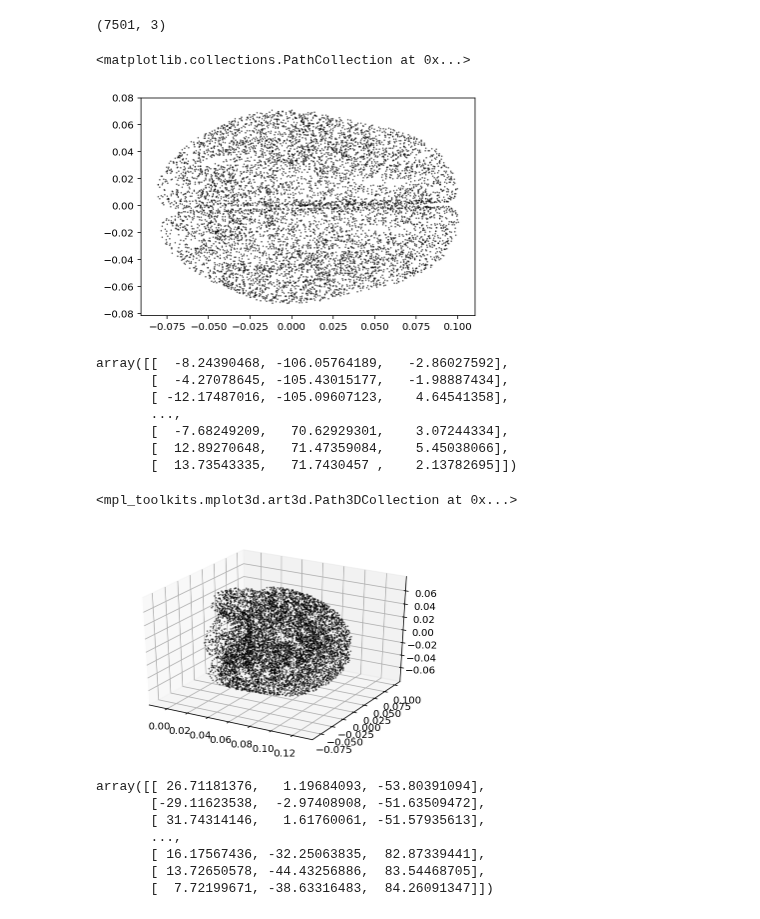
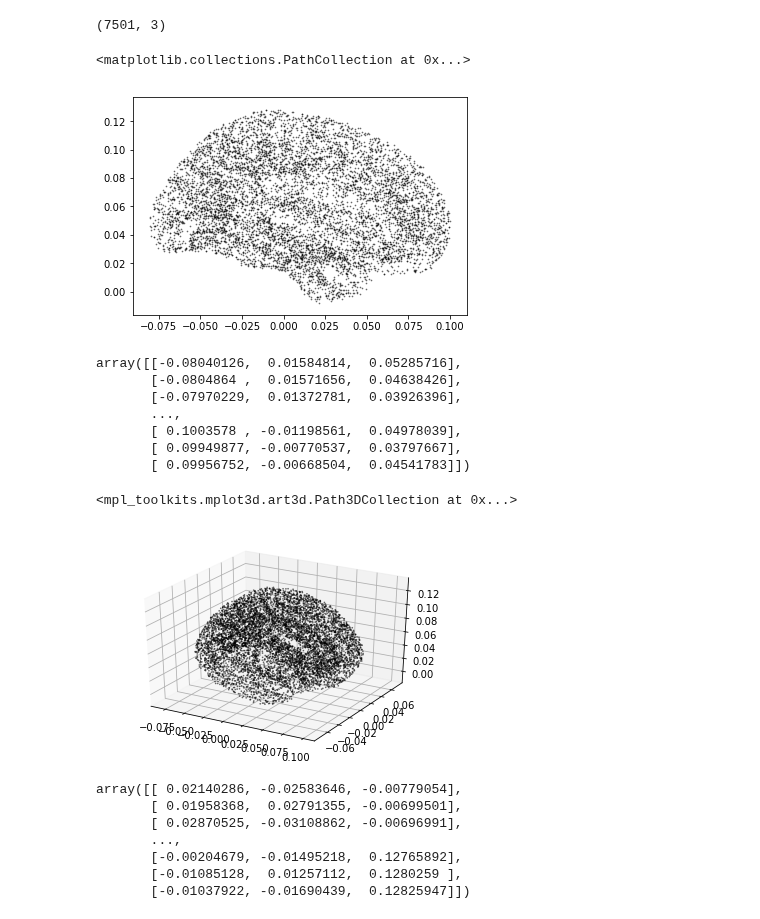
Before and after one commit to voytekresearch/omapping, a Jupyter notebook: notebooks/vertices.ipynb, the cells around one changed output. Drawn from its saved outputs; the diff is of its cells as text; code cells hidden in the pictures.

```diff
--- a/notebooks/vertices.ipynb
+++ b/notebooks/vertices.ipynb
@@ -11,10 +10,7 @@ Populating the interactive namespace from numpy and matplotlib
 # xxx
 
 # Data from file path
-#vert_path = '/Users/thomasdonoghue/Documents/Research/1-Projects/OMEGA/OMEGA_Vertices/vertex_mni.mat'
-#vert_path = '/Users/thomasdonoghue/Documents/Research/1-Projects/OMEGA/OMEGA_Vertices/Vertex_co_mni.mat'
-#vert_path = '/Users/thomasdonoghue/Desktop/MNI_coords.mat'
-vert_path = '/Users/tom/Desktop/vertices.mat'
+vert_path = '/Users/tom/Documents/Research/1-Projects/MEGmapping/vertices.mat'
 
 # Set label
 #label = 'vertex_mni'
@@ -29,7 +25,7 @@ print(verts.shape)
 # %% [output]
 (7501, 3)
 # %%
-plt.scatter(verts[:,0], verts[:,1], c='black', marker='.', alpha=0.5, s=2)
+plt.scatter(verts[:,0], verts[:,2], c='black', marker='.', alpha=0.5, s=2)
 # %% [output]
 <matplotlib.collections.PathCollection at 0x...>
-[figure, old version]
+[figure, new version]
@@ -38,17 +32,18 @@ plt.scatter?
 # %%
 verts
 # %% [output]
-array([[  -8.24390468, -106.05764189,   -2.86027592],
-       [  -4.27078645, -105.43015177,   -1.98887434],
-       [ -12.17487016, -105.09607123,    4.64541358],
+array([[-0.08040126,  0.01584814,  0.05285716],
+       [-0.0804864 ,  0.01571656,  0.04638426],
+       [-0.07970229,  0.01372781,  0.03926396],
        ...,
-       [  -7.68249209,   70.62929301,    3.07244334],
-       [  12.89270648,   71.47359084,    5.45038066],
-       [  13.73543335,   71.7430457 ,    2.13782695]])
+       [ 0.1003578 , -0.01198561,  0.04978039],
+       [ 0.09949877, -0.00770537,  0.03797667],
+       [ 0.09956752, -0.00668504,  0.04541783]])
 # %%
 fig = plt.figure()
 ax = fig.add_subplot(111, projection='3d')
-ax.scatter(verts[:, 2], verts[:, 0], verts[:, 1], c='black', marker='.', alpha=0.5, s=2)
+ax.scatter(verts[:, 0], verts[:, 1], verts[:, 2],
+           c='black', marker='.', alpha=0.5, s=2)
 # %% [output]
 <mpl_toolkits.mplot3d.art3d.Path3DCollection at 0x...>
-[figure, old version]
+[figure, new version]
@@ -61,10 +54,10 @@ ant_pos_sort_inds = np.argsort(verts[:, 2])
 # %%
 verts[ant_pos_sort_inds]
 # %% [output]
-array([[ 26.71181376,   1.19684093, -53.80391094],
-       [-29.11623538,  -2.97408908, -51.63509472],
-       [ 31.74314146,   1.61760061, -51.57935613],
+array([[ 0.02140286, -0.02583646, -0.00779054],
+       [ 0.01958368,  0.02791355, -0.00699501],
+       [ 0.02870525, -0.03108862, -0.00696991],
        ...,
-       [ 16.17567436, -32.25063835,  82.87339441],
-       [ 13.72650578, -44.43256886,  83.54468705],
-       [  7.72199671, -38.63316483,  84.26091347]])
+       [-0.00204679, -0.01495218,  0.12765892],
+       [-0.01085128,  0.01257112,  0.1280259 ],
+       [-0.01037922, -0.01690439,  0.12825947]])
```
Also changed, not shown: parts of 4 cells of this notebook, 12 other files.
